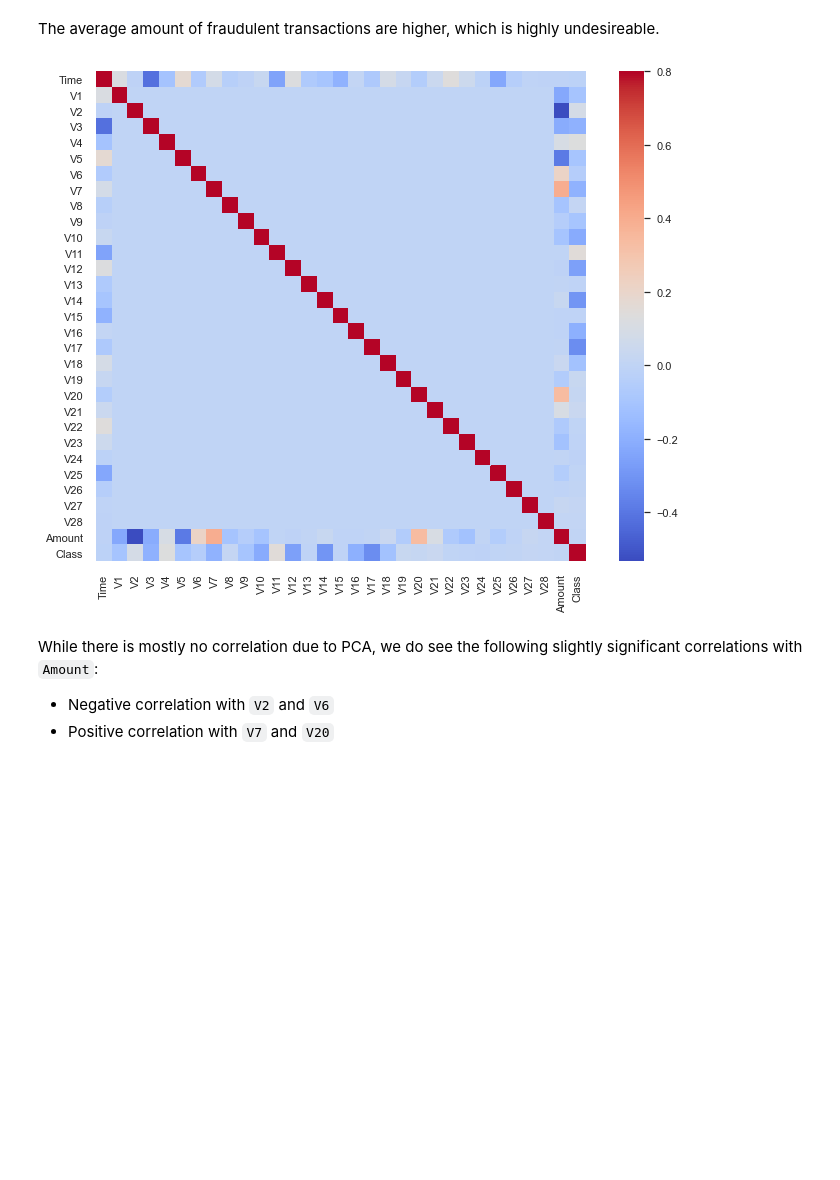
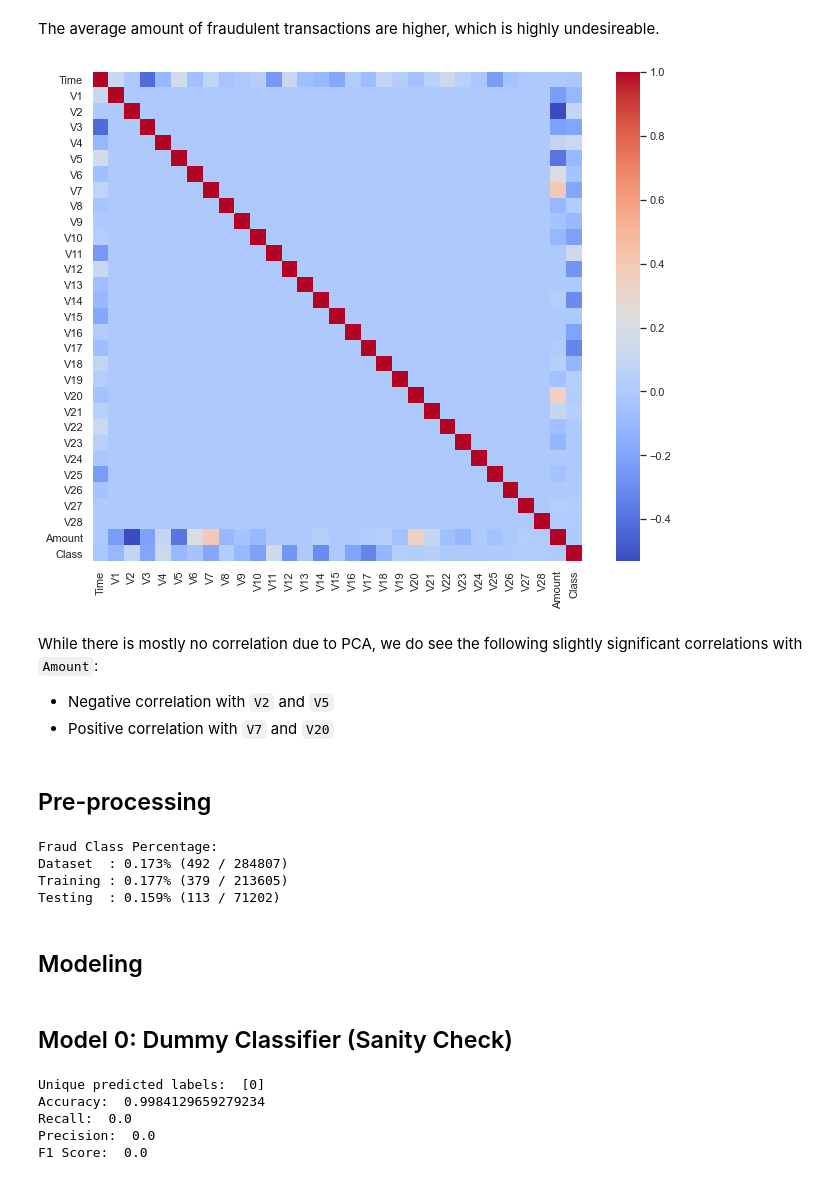
Before and after one commit to chrisjm/Credit-Card-Fraud-Analysis, a Jupyter notebook: notebooks/Capstone Two - Credit Card Fraud.ipynb, the cells around one changed output. Saved outputs shown, nothing was run; the diff lists cells and outputs as text; code cells hidden in the pictures; blank space fills up the shorter version.

```diff
--- a/notebooks/Capstone Two - Credit Card Fraud.ipynb
+++ b/notebooks/Capstone Two - Credit Card Fraud.ipynb
@@ -227,12 +227,14 @@ Name: Amount, dtype: float64
 The average amount of fraudulent transactions are higher, which is highly undesireable.
 # %%
 # Correlation matrix
-_ = plt.figure(figsize = (12, 9))
-_ = sns.heatmap(df.corr(), vmax = .8, square = True, cmap='coolwarm')
+_ = plt.figure(figsize=(12, 9))
+_ = sns.heatmap(df.corr(), square=True, cmap='coolwarm')
 _ = plt.show()
 # %% [output]
-[figure, old version]
+[figure, new version]
 # %% [markdown]
 While there is mostly no correlation due to PCA, we do see the following slightly significant correlations with `Amount`:
-* Negative correlation with `V2` and `V6`
+* Negative correlation with `V2` and `V5`
 * Positive correlation with `V7` and `V20`
+# %% [markdown]
+## Pre-processing
@@ -238,0 +249,13 @@ While there is mostly no correlation due to PCA, we do see the following slightl
+# %%
+# Review split for fraud class
+print("Fraud Class Percentage:")
+print(f"Dataset  : {sum(df.Class == 1) / len(df):.3%} ({sum(df.Class == 1)} / {len(df)})")
+print(f"Training : {sum(y_train == 1) / len(y_train):.3%} ({sum(y_train == 1)} / {len(y_train)})")
+print(f"Testing  : {sum(y_test == 1) / len(y_test):.3%} ({sum(y_test == 1)} / {len(y_test)})")
+# %% [output]
+Fraud Class Percentage:
+Dataset  : 0.173% (492 / 284807)
+Training : 0.177% (379 / 213605)
+Testing  : 0.159% (113 / 71202)
+# %% [markdown]
+## Modeling
@@ -238,0 +281,13 @@ While there is mostly no correlation due to PCA, we do see the following slightl
+# %% [markdown]
+## Model 0: Dummy Classifier (Sanity Check)
+# %%
+from sklearn.dummy import DummyClassifier
+
+model0 = DummyClassifier(strategy='most_frequent').fit(X_train, y_train)
+model0_pred = model0.predict(X_test)
+# %% [output]
+Unique predicted labels:  [0]
+Accuracy:  0.9984129659279234
+Recall:  0.0
+Precision:  0.0
+F1 Score:  0.0
```
Also changed, not shown: parts of 12 cells of this notebook.
